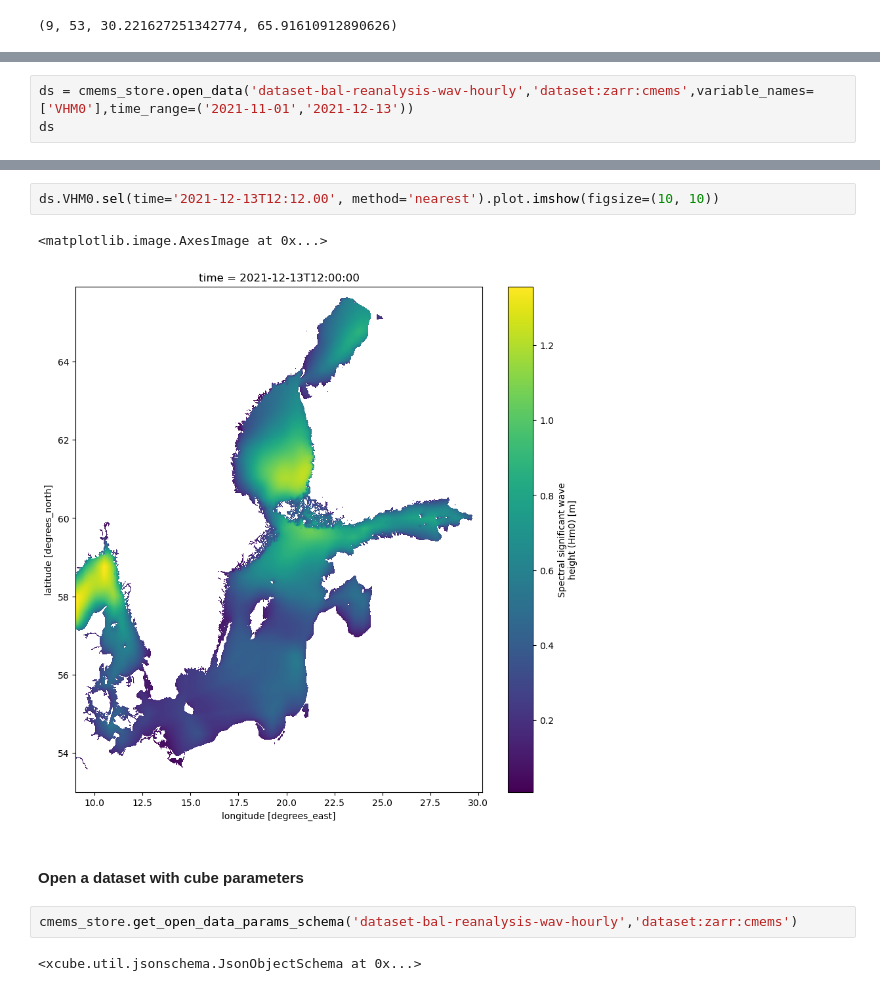
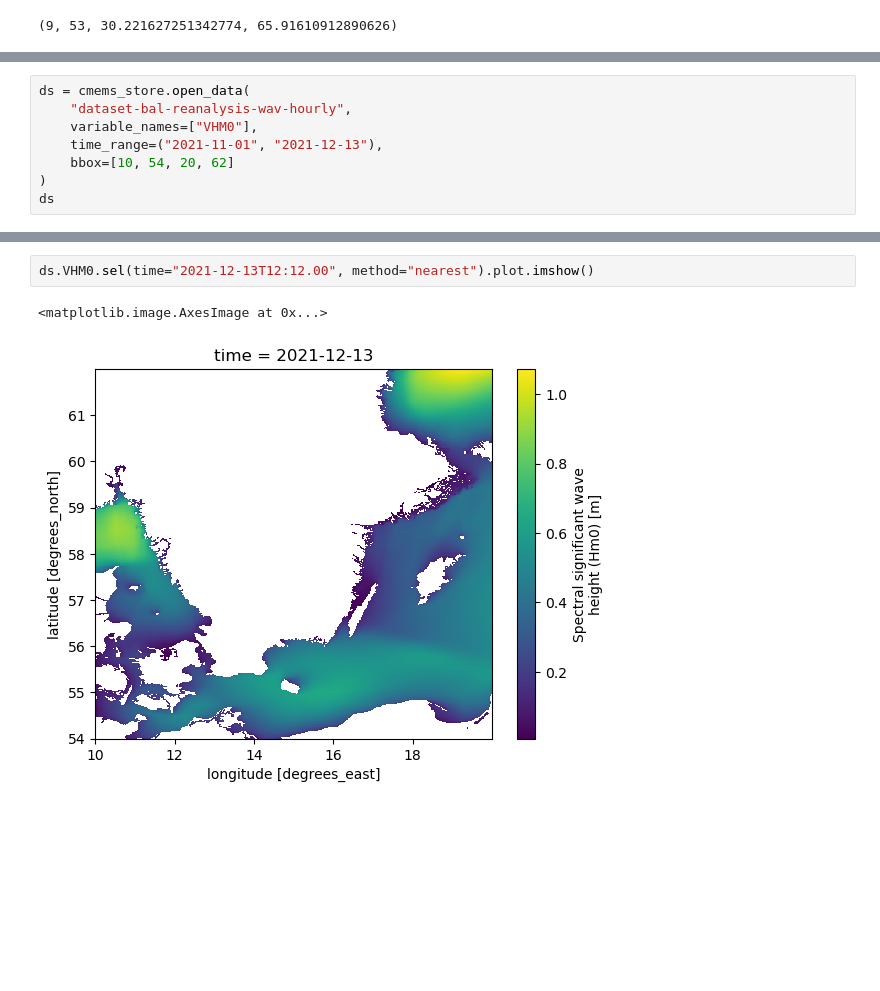
Before and after one commit to deepesdl/deepesdl-doc, a Jupyter notebook: notebooks/02_Generate_CMEMS_cubes.ipynb, the cells around one changed output, grey strips where cells are left out. Drawn from its saved outputs; the diff is of its cells as text; blank space fills up the shorter version.

```diff
--- a/notebooks/02_Generate_CMEMS_cubes.ipynb
+++ b/notebooks/02_Generate_CMEMS_cubes.ipynb
@@ -136,4 +143,9 @@ time: mean
 # %%
-ds = cmems_store.open_data('dataset-bal-reanalysis-wav-hourly','dataset:zarr:cmems',variable_names=['VHM0'],time_range=('2021-11-01','2021-12-13'))
+ds = cmems_store.open_data(
+    "dataset-bal-reanalysis-wav-hourly",
+    variable_names=["VHM0"],
+    time_range=("2021-11-01", "2021-12-13"),
+    bbox=[10, 54, 20, 62]
+)
 ds
 # %% [output]
@@ -175,11 +174,5 @@ BALTICSEA_REANALYSIS_WAV_003_015
 # %%
-ds.VHM0.sel(time='2021-12-13T12:12.00', method='nearest').plot.imshow(figsize=(10, 10))
+ds.VHM0.sel(time="2021-12-13T12:12.00", method="nearest").plot.imshow()
 # %% [output]
 <matplotlib.image.AxesImage at 0x...>
-[figure, old version]
+[figure, new version]
-# %% [markdown]
-#### Open a dataset with cube parameters
-# %%
-cmems_store.get_open_data_params_schema('dataset-bal-reanalysis-wav-hourly','dataset:zarr:cmems')
-# %% [output]
-<xcube.util.jsonschema.JsonObjectSchema at 0x...>
```
Also changed, not shown: parts of 19 cells of this notebook, 1 other file.
